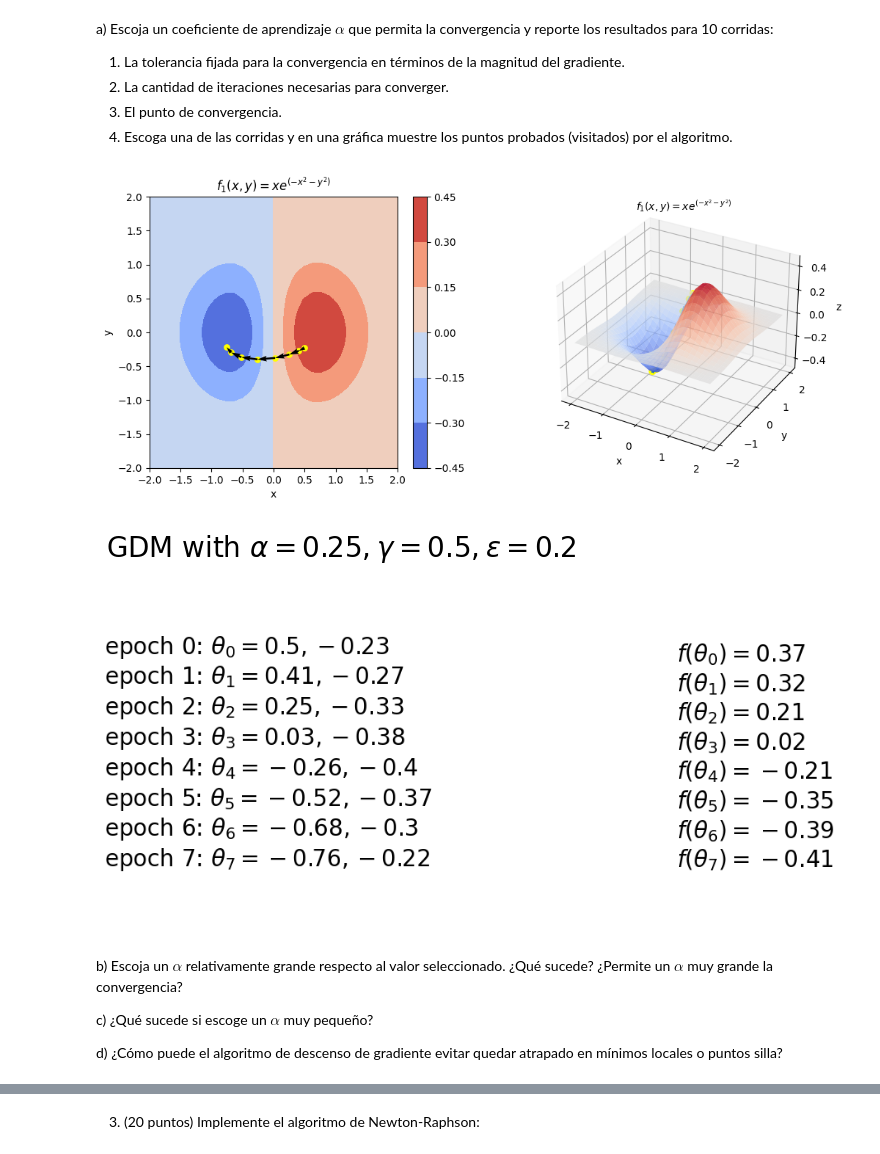
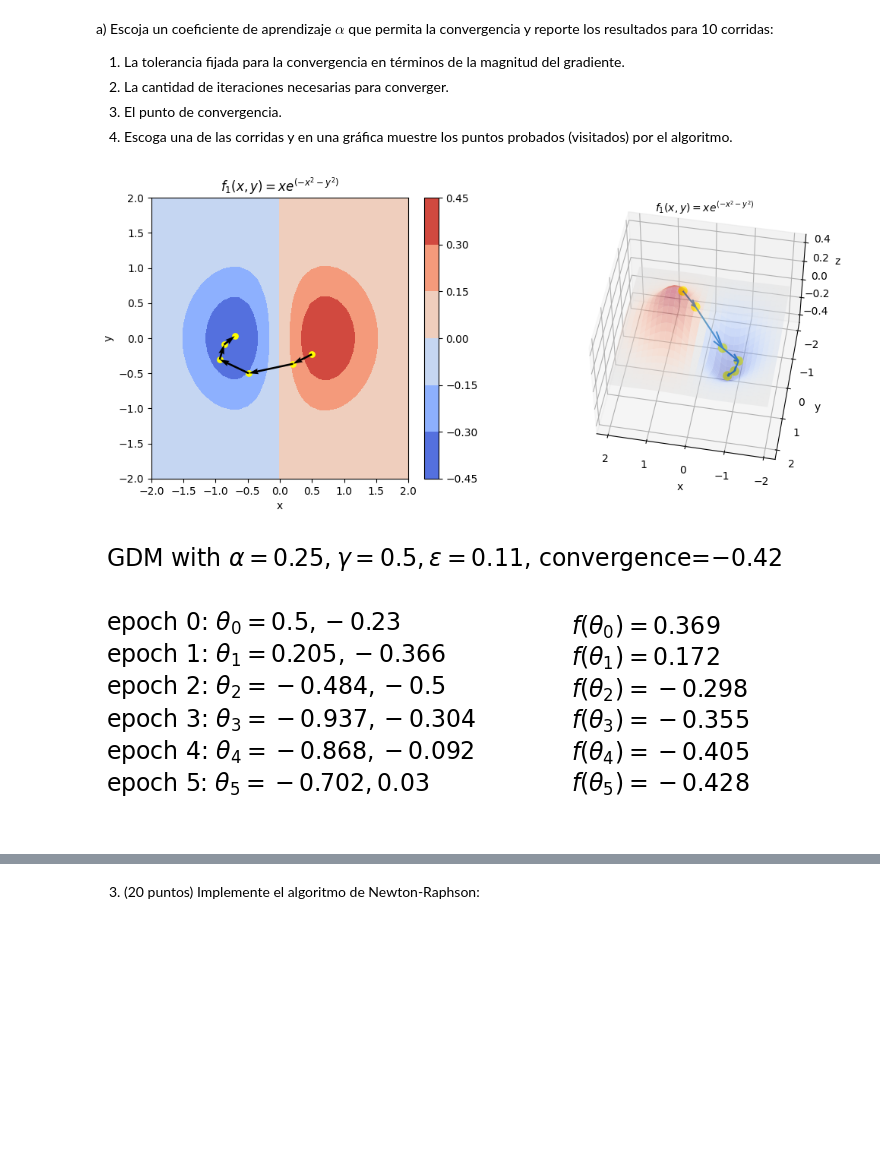
Before and after one commit to LD9797/Deep-Learning-Ground, a Jupyter notebook: TP1/TP1_Book.ipynb, the cells around one changed output, grey strips where cells are left out. Saved outputs shown, nothing was run; the diff lists cells and outputs as text; code cells hidden in the pictures; blank space fills up the shorter version.

Commit message:
Avances para el punto 1

```diff
--- a/TP1/TP1_Book.ipynb
+++ b/TP1/TP1_Book.ipynb
@@ -46,7 +51,7 @@ plt.show()
 # %% [markdown]
 2. (10 puntos) Implemente el algoritmo del descenso del gradiente con moméntum:
 # %%
-def gradient_descent_momentum(initial_position, epochs=5, momentum=0.1, alpha=0.05, epsilon=0.2):
+def gradient_descent_momentum(initial_position, epochs=5, momentum=0.1, alpha=0.05, epsilon=0.2, convergence=-0.42):
     agent = initial_position
     agent.requires_grad = True
     agents = [agent]
@@ -54,11 +59,11 @@ def gradient_descent_momentum(initial_position, epochs=5, momentum=0.1, alpha=0.
     for epoc in range(epochs):
         function_eval = f(agent[:1], agent[1:])
         gradient = grad(function_eval, agent, create_graph=True)[0]
-        if torch.norm(gradient) < epsilon:
-            break
         agent = agent - ((momentum * inertia) + alpha * gradient)
         theta = agent.detach()
         agents.append(theta)
+        if f(theta[:1], theta[1:]) <= convergence or torch.norm(gradient) < epsilon:
+            break
         inertia = (momentum * inertia) + alpha * (1 - momentum) * gradient
     agents[0] = agents[0].detach()
     return agents
@@ -118,27 +124,3 @@ a) Escoja un coeficiente de aprendizaje $\alpha$ que permita la convergencia y r
 2) La cantidad de iteraciones necesarias para converger.
 3) El punto de convergencia.
 4) Escoga una de las corridas y en una gráfica muestre los puntos probados (visitados) por el algoritmo.
-# %%
-alpha = 0.25 #
-epsilon = 0.2  # epsilon de tolerancia
-epochs = 10 # cantidad de iteraciones
-gamma = 0.5 # coeficiente de momentum
-punto_convergencia = -0.42 # punto de convergencia
-# LOOP 10 corridas, guardar resultados en una lista (los thetas), escoger uno aleatoreamente y graficarlo
-
-
-
-# Gradient descent with momentum execution
-init_position = torch.Tensor([0.5, -0.23])
-thetas = gradient_descent_momentum(init_position, epochs=epochs, alpha=alpha, momentum=gamma, epsilon=epsilon)
-plot(thetas, "GDM with $\\alpha=" + str(0.25) + ", \\gamma=" + str(0.5) + ", \\epsilon=" + str(0.2) + "$")
-# %% [output]
-[figure, removed]
-[figure, removed]
-[figure, removed]
-# %% [markdown]
-b) Escoja un $\alpha$ relativamente grande respecto al valor seleccionado. ¿Qué sucede? ¿Permite un $\alpha$ muy grande la convergencia?
-
-c) ¿Qué sucede si escoge un $\alpha$ muy pequeño?
-
-d) ¿Cómo puede el algoritmo de descenso de gradiente evitar quedar atrapado en mínimos locales o puntos silla?
@@ -146,0 +127,30 @@ d) ¿Cómo puede el algoritmo de descenso de gradiente evitar quedar atrapado en
+# %%
+alpha = 0.25 # Learning rate alpha
+gamma = 0.5 # Momentum coefficient
+epsilon = 0.11  # Tolerance epsilon
+convergence = -0.42 # Convergence point
+epochs = 20 # Iteration epochs
+runs = 10 # Runs
+results = [] # Gradient descent results
+# Title for plot
+title = "GDM with $\\alpha=" + str(alpha) + ", \\gamma=" + str(gamma) + ", \\epsilon=" + str(epsilon) + "$" + ", convergence=$" + str(convergence) + "$"
+
+for run in range(runs):
+    point_x = random.uniform(-1, 1)
+    point_y = random.uniform(-1, 1)
+    init_position = torch.Tensor([point_x, point_y])
+    thetas = gradient_descent_momentum(init_position, epochs=epochs, alpha=alpha, momentum=gamma, epsilon=epsilon, convergence=convergence)
+    results.append(thetas)
+
+#  Randomly choose a run and plot
+# run = random.randint(0, runs - 1)
+# plot(results[run], "Run #" + str(run) + " | " + title)
+
+#  Example execution:
+init_position = torch.Tensor([0.5, -0.23])
+thetas = gradient_descent_momentum(init_position, epochs=50, alpha=0.8, momentum=gamma, epsilon=epsilon, convergence=convergence)
+plot(thetas, title)
+# %% [output]
+[figure, added]
+[figure, added]
+[figure, added]
```
Also changed, not shown: parts of 8 cells of this notebook, 3 other files.
